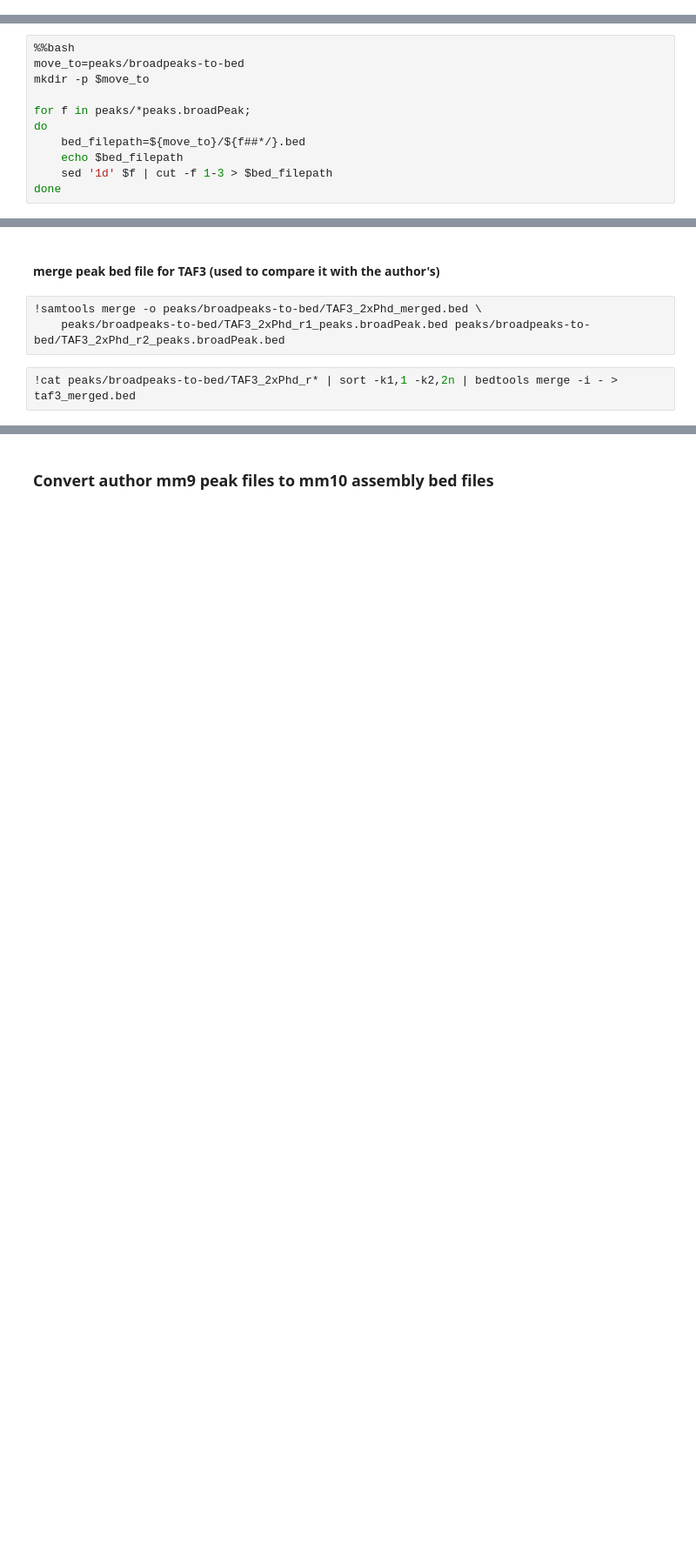
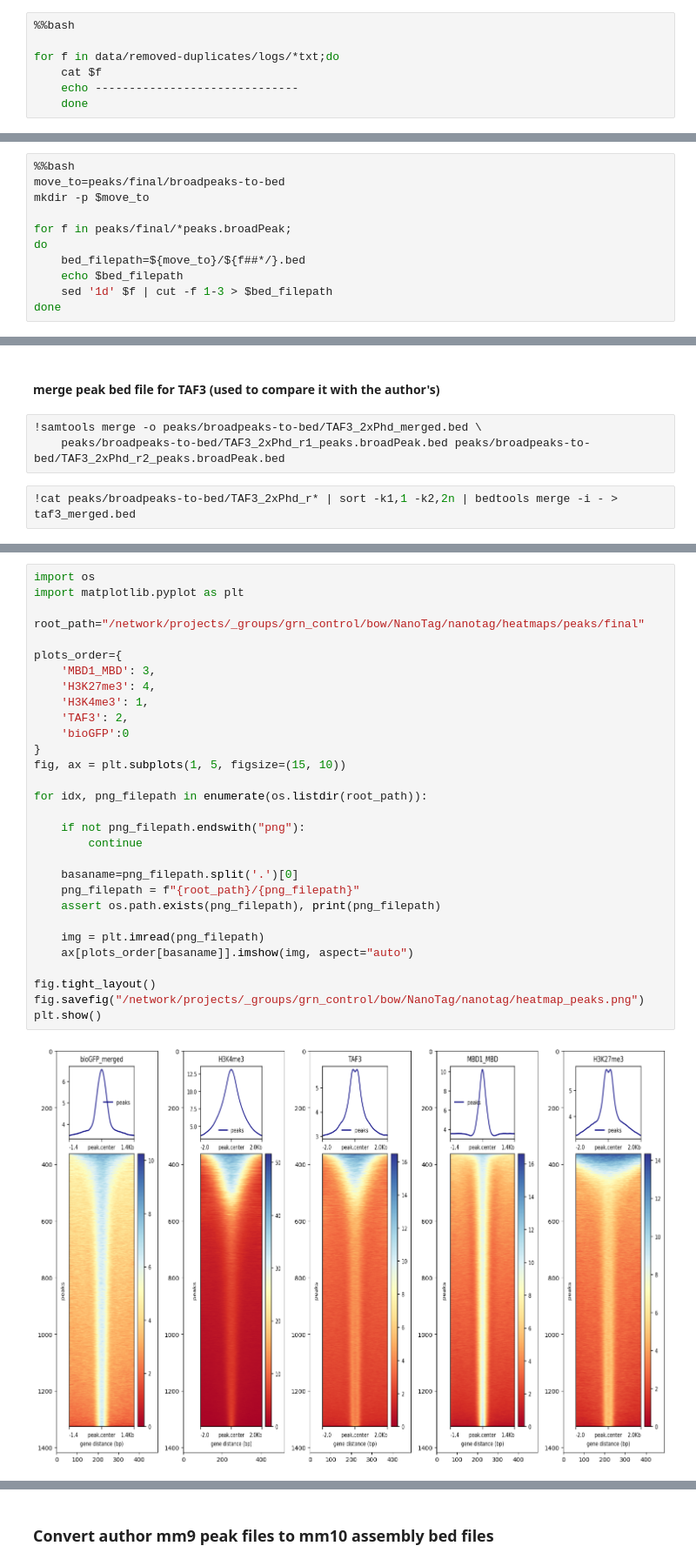
Before and after one commit to ioneliabuzatu/ngs-pipe, a Jupyter notebook: chromid_analysis.ipynb, the cells around one changed output, grey strips where cells are left out. Shown at 87% size. Drawn from its saved outputs; the diff is of its cells as text; blank space fills up the shorter version.

```diff
--- a/chromid_analysis.ipynb
+++ b/chromid_analysis.ipynb
@@ -360,0 +501,7 @@ ggarrange(fig3A, fig3B, fig3C, ncol = 3, common.legend = TRUE, legend="bottom")
+# %%
+%%bash
+
+for f in data/removed-duplicates/logs/*txt;do
+    cat $f
+    echo ------------------------------
+    done
@@ -494,9 +616,9 @@ sed '1d'!sed '1d' $dir/broadpeak_MBD1_MBD_combined_peaks.broadPeak | cut -f 1-3
 # %%
 %%bash
-move_to=peaks/broadpeaks-to-bed
+move_to=peaks/final/broadpeaks-to-bed
 mkdir -p $move_to
 
-for f in peaks/*peaks.broadPeak;
+for f in peaks/final/*peaks.broadPeak;
 do
     bed_filepath=${move_to}/${f##*/}.bed
     echo $bed_filepath
@@ -517,0 +743,32 @@ peaks/broadpeaks-to-bed/TAF3_2xPhd_r1_peaks.broadPeak.bed
+# %%
+import os
+import matplotlib.pyplot as plt
+
+root_path="/network/projects/_groups/grn_control/bow/NanoTag/nanotag/heatmaps/peaks/final"
+
+plots_order={
+    'MBD1_MBD': 3,
+    'H3K27me3': 4,
+    'H3K4me3': 1,
+    'TAF3': 2,
+    'bioGFP':0
+}
+fig, ax = plt.subplots(1, 5, figsize=(15, 10))
+
+for idx, png_filepath in enumerate(os.listdir(root_path)):
+
+    if not png_filepath.endswith("png"):
+        continue
+
+    basaname=png_filepath.split('.')[0]
+    png_filepath = f"{root_path}/{png_filepath}"
+    assert os.path.exists(png_filepath), print(png_filepath)
+
+    img = plt.imread(png_filepath)
+    ax[plots_order[basaname]].imshow(img, aspect="auto")
+
+fig.tight_layout()
+fig.savefig("/network/projects/_groups/grn_control/bow/NanoTag/nanotag/heatmap_peaks.png")
+plt.show()
+# %% [output]
+[figure, added]
```
Also changed, not shown: parts of 86 cells of this notebook, 3 other files.
